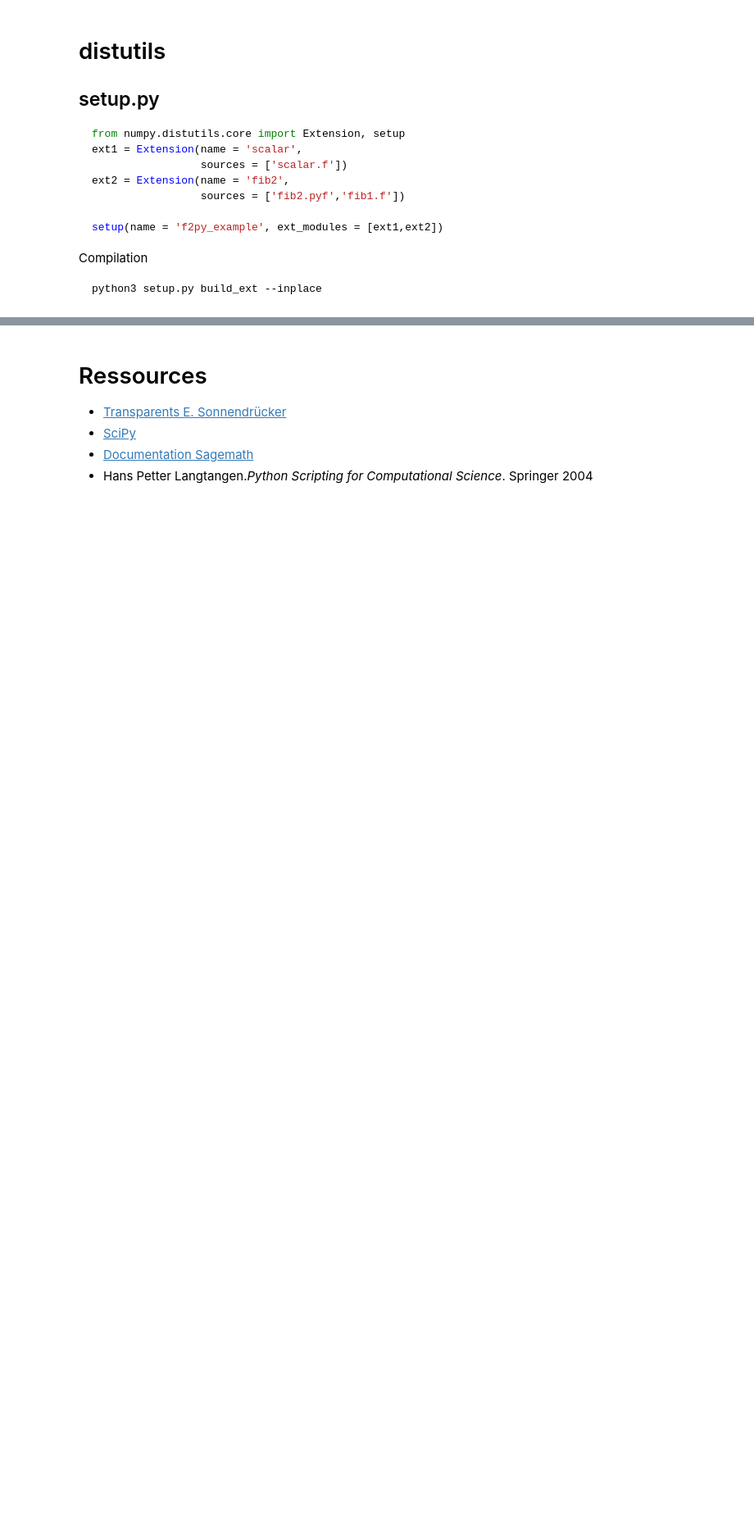
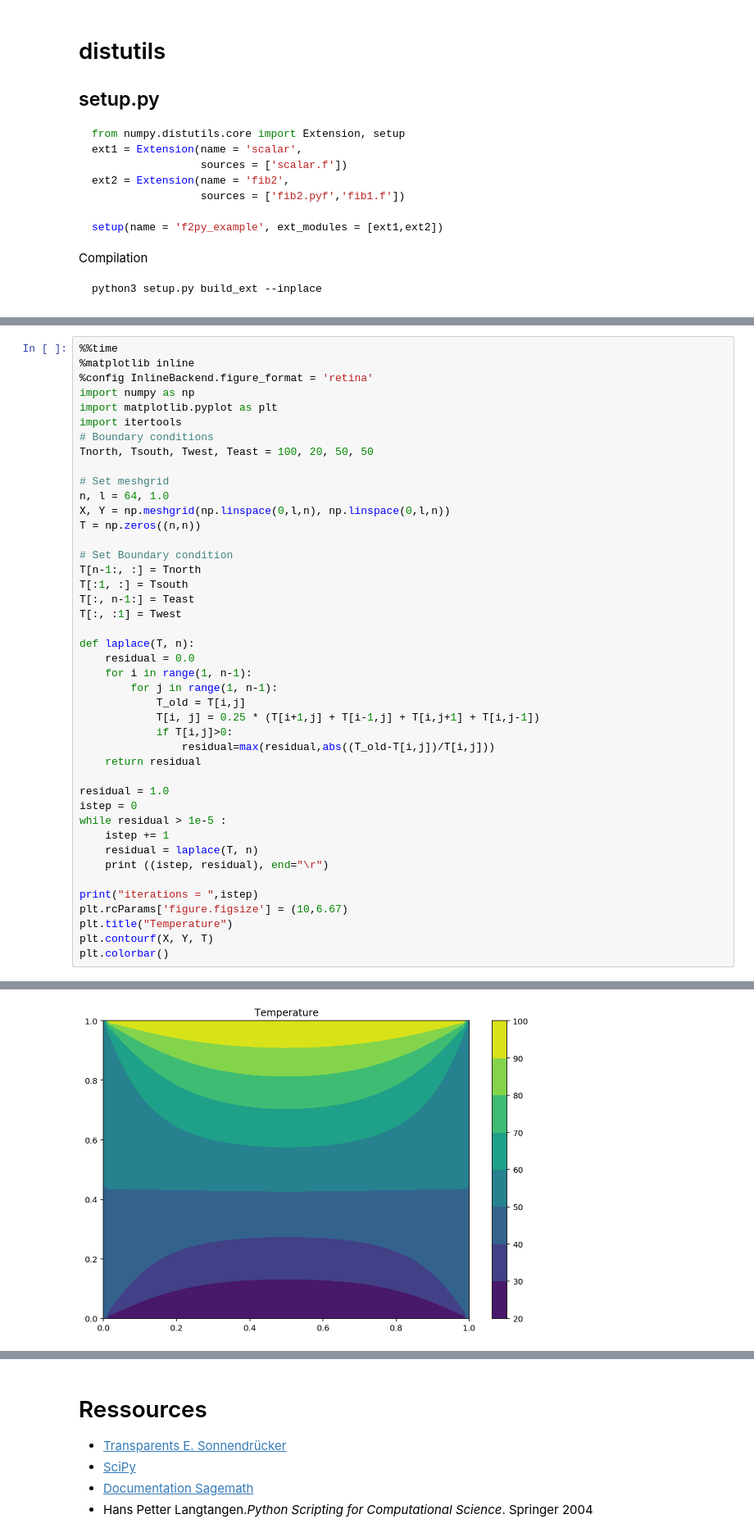
Before and after one commit to daniel-schaefer/python-notebooks, a Jupyter notebook: 16.Fortran.ipynb, the cells around one changed output, grey strips where cells are left out. Shown at 82% size. Saved outputs shown, nothing was run; the diff lists cells and outputs as text; blank space fills up the shorter version.

```diff
--- a/16.Fortran.ipynb
+++ b/16.Fortran.ipynb
@@ -383,0 +467,44 @@ python3 setup.py build_ext --inplace
+# %%
+%%time
+%matplotlib inline
+%config InlineBackend.figure_format = 'retina'
+import numpy as np
+import matplotlib.pyplot as plt
+import itertools
+# Boundary conditions
+Tnorth, Tsouth, Twest, Teast = 100, 20, 50, 50
+
+# Set meshgrid
+n, l = 64, 1.0
+X, Y = np.meshgrid(np.linspace(0,l,n), np.linspace(0,l,n))
+T = np.zeros((n,n))
+
+# Set Boundary condition
+T[n-1:, :] = Tnorth
+T[:1, :] = Tsouth
+T[:, n-1:] = Teast
+T[:, :1] = Twest
+
+def laplace(T, n):
+    residual = 0.0
+    for i in range(1, n-1):
+        for j in range(1, n-1):
+            T_old = T[i,j]
+            T[i, j] = 0.25 * (T[i+1,j] + T[i-1,j] + T[i,j+1] + T[i,j-1])
+            if T[i,j]>0:
+                residual=max(residual,abs((T_old-T[i,j])/T[i,j]))
+    return residual
+
+residual = 1.0
+istep = 0
+while residual > 1e-5 :
+    istep += 1
+    residual = laplace(T, n)
+    print ((istep, residual), end="\r")
+
+print("iterations = ",istep)
+plt.rcParams['figure.figsize'] = (10,6.67)
+plt.title("Temperature")
+plt.contourf(X, Y, T)
+plt.colorbar()
+# %% [output]
@@ -383,0 +514 @@ python3 setup.py build_ext --inplace
+[figure, added]
```
Also changed, not shown: parts of 22 cells of this notebook.
